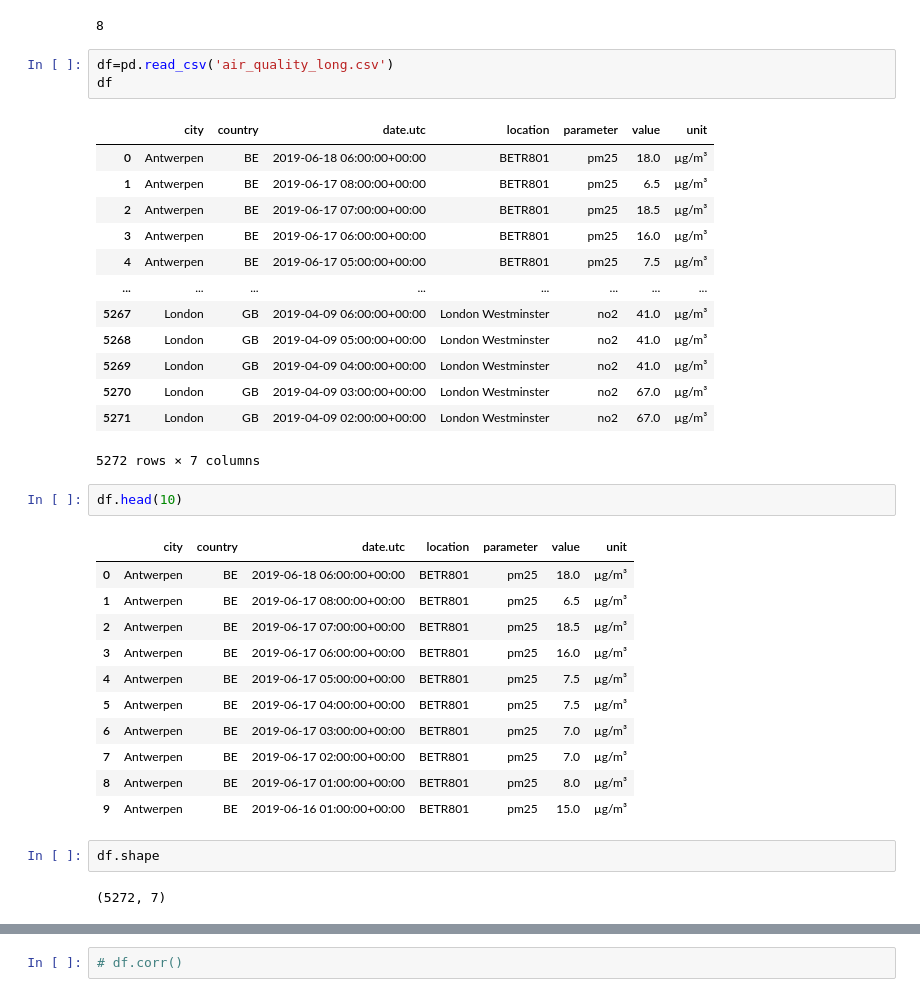
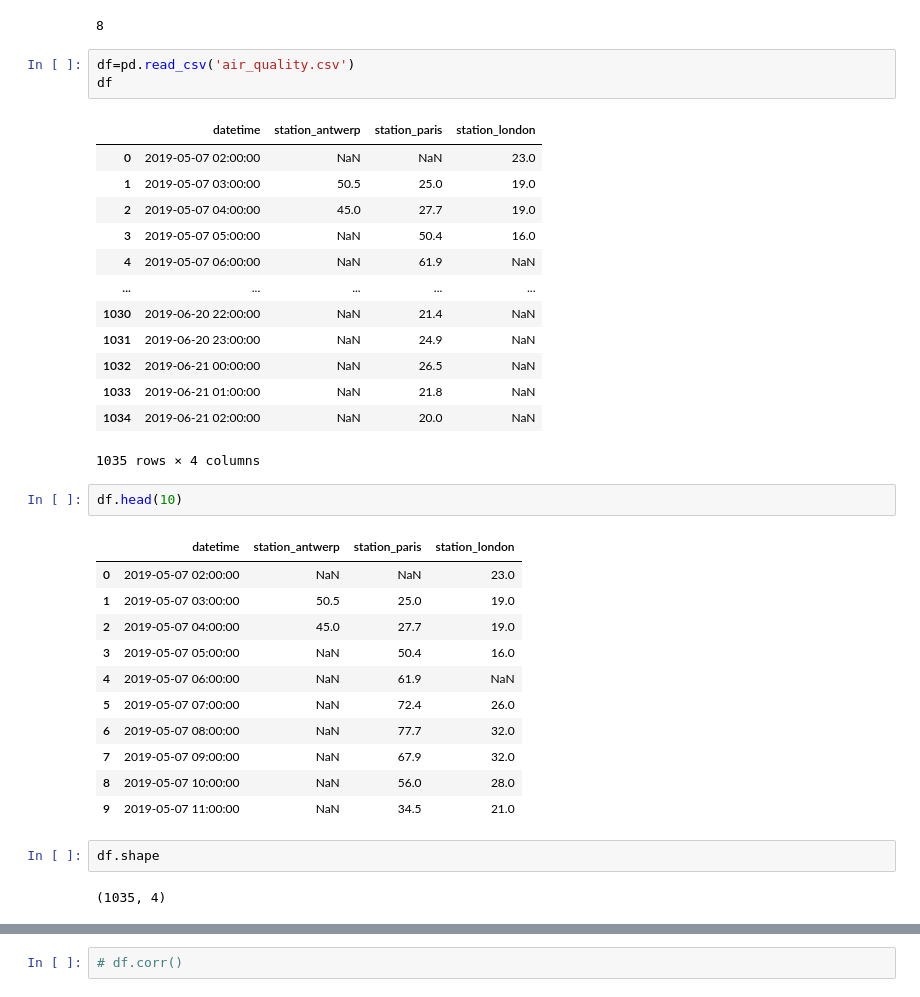
Before and after one commit to Digvijay1000/Pandas, a Jupyter notebook: Digvi_Practice_Pandas.ipynb, the cells around one changed output, grey strips where cells are left out. Cells and saved outputs as stored; diff of their text form.

```diff
--- a/Digvi_Practice_Pandas.ipynb
+++ b/Digvi_Practice_Pandas.ipynb
@@ -228,40 +228,40 @@ pd.options.display.max_categories
 # %% [output]
 8
 # %%
-df=pd.read_csv('air_quality_long.csv')
+df=pd.read_csv('air_quality.csv')
 df
 # %% [output]
-|  | city | country | date.utc | location | parameter | value | unit |
-| 0 | Antwerpen | BE | 2019-06-18 06:00:00+00:00 | BETR801 | pm25 | 18.0 | µg/m³ |
-| 1 | Antwerpen | BE | 2019-06-17 08:00:00+00:00 | BETR801 | pm25 | 6.5 | µg/m³ |
-| 2 | Antwerpen | BE | 2019-06-17 07:00:00+00:00 | BETR801 | pm25 | 18.5 | µg/m³ |
-| 3 | Antwerpen | BE | 2019-06-17 06:00:00+00:00 | BETR801 | pm25 | 16.0 | µg/m³ |
-| 4 | Antwerpen | BE | 2019-06-17 05:00:00+00:00 | BETR801 | pm25 | 7.5 | µg/m³ |
-| ... | ... | ... | ... | ... | ... | ... | ... |
-| 5267 | London | GB | 2019-04-09 06:00:00+00:00 | London Westminster | no2 | 41.0 | µg/m³ |
-| 5268 | London | GB | 2019-04-09 05:00:00+00:00 | London Westminster | no2 | 41.0 | µg/m³ |
-| 5269 | London | GB | 2019-04-09 04:00:00+00:00 | London Westminster | no2 | 41.0 | µg/m³ |
-| 5270 | London | GB | 2019-04-09 03:00:00+00:00 | London Westminster | no2 | 67.0 | µg/m³ |
-| 5271 | London | GB | 2019-04-09 02:00:00+00:00 | London Westminster | no2 | 67.0 | µg/m³ |
+|  | datetime | station_antwerp | station_paris | station_london |
+| 0 | 2019-05-07 02:00:00 | NaN | NaN | 23.0 |
+| 1 | 2019-05-07 03:00:00 | 50.5 | 25.0 | 19.0 |
+| 2 | 2019-05-07 04:00:00 | 45.0 | 27.7 | 19.0 |
+| 3 | 2019-05-07 05:00:00 | NaN | 50.4 | 16.0 |
+| 4 | 2019-05-07 06:00:00 | NaN | 61.9 | NaN |
+| ... | ... | ... | ... | ... |
+| 1030 | 2019-06-20 22:00:00 | NaN | 21.4 | NaN |
+| 1031 | 2019-06-20 23:00:00 | NaN | 24.9 | NaN |
+| 1032 | 2019-06-21 00:00:00 | NaN | 26.5 | NaN |
+| 1033 | 2019-06-21 01:00:00 | NaN | 21.8 | NaN |
+| 1034 | 2019-06-21 02:00:00 | NaN | 20.0 | NaN |
-5272 rows × 7 columns
+1035 rows × 4 columns
 # %%
 df.head(10)
 # %% [output]
-|  | city | country | date.utc | location | parameter | value | unit |
-| 0 | Antwerpen | BE | 2019-06-18 06:00:00+00:00 | BETR801 | pm25 | 18.0 | µg/m³ |
-| 1 | Antwerpen | BE | 2019-06-17 08:00:00+00:00 | BETR801 | pm25 | 6.5 | µg/m³ |
-| 2 | Antwerpen | BE | 2019-06-17 07:00:00+00:00 | BETR801 | pm25 | 18.5 | µg/m³ |
-| 3 | Antwerpen | BE | 2019-06-17 06:00:00+00:00 | BETR801 | pm25 | 16.0 | µg/m³ |
-| 4 | Antwerpen | BE | 2019-06-17 05:00:00+00:00 | BETR801 | pm25 | 7.5 | µg/m³ |
-| 5 | Antwerpen | BE | 2019-06-17 04:00:00+00:00 | BETR801 | pm25 | 7.5 | µg/m³ |
-| 6 | Antwerpen | BE | 2019-06-17 03:00:00+00:00 | BETR801 | pm25 | 7.0 | µg/m³ |
-| 7 | Antwerpen | BE | 2019-06-17 02:00:00+00:00 | BETR801 | pm25 | 7.0 | µg/m³ |
-| 8 | Antwerpen | BE | 2019-06-17 01:00:00+00:00 | BETR801 | pm25 | 8.0 | µg/m³ |
-| 9 | Antwerpen | BE | 2019-06-16 01:00:00+00:00 | BETR801 | pm25 | 15.0 | µg/m³ |
+|  | datetime | station_antwerp | station_paris | station_london |
+| 0 | 2019-05-07 02:00:00 | NaN | NaN | 23.0 |
+| 1 | 2019-05-07 03:00:00 | 50.5 | 25.0 | 19.0 |
+| 2 | 2019-05-07 04:00:00 | 45.0 | 27.7 | 19.0 |
+| 3 | 2019-05-07 05:00:00 | NaN | 50.4 | 16.0 |
+| 4 | 2019-05-07 06:00:00 | NaN | 61.9 | NaN |
+| 5 | 2019-05-07 07:00:00 | NaN | 72.4 | 26.0 |
+| 6 | 2019-05-07 08:00:00 | NaN | 77.7 | 32.0 |
+| 7 | 2019-05-07 09:00:00 | NaN | 67.9 | 32.0 |
+| 8 | 2019-05-07 10:00:00 | NaN | 56.0 | 28.0 |
+| 9 | 2019-05-07 11:00:00 | NaN | 34.5 | 21.0 |
 # %%
 df.shape
 # %% [output]
-(5272, 7)
+(1035, 4)
 # %%
 df.tail(30)
 # %% [output]
```
Also changed, not shown: parts of 23 cells of this notebook.
